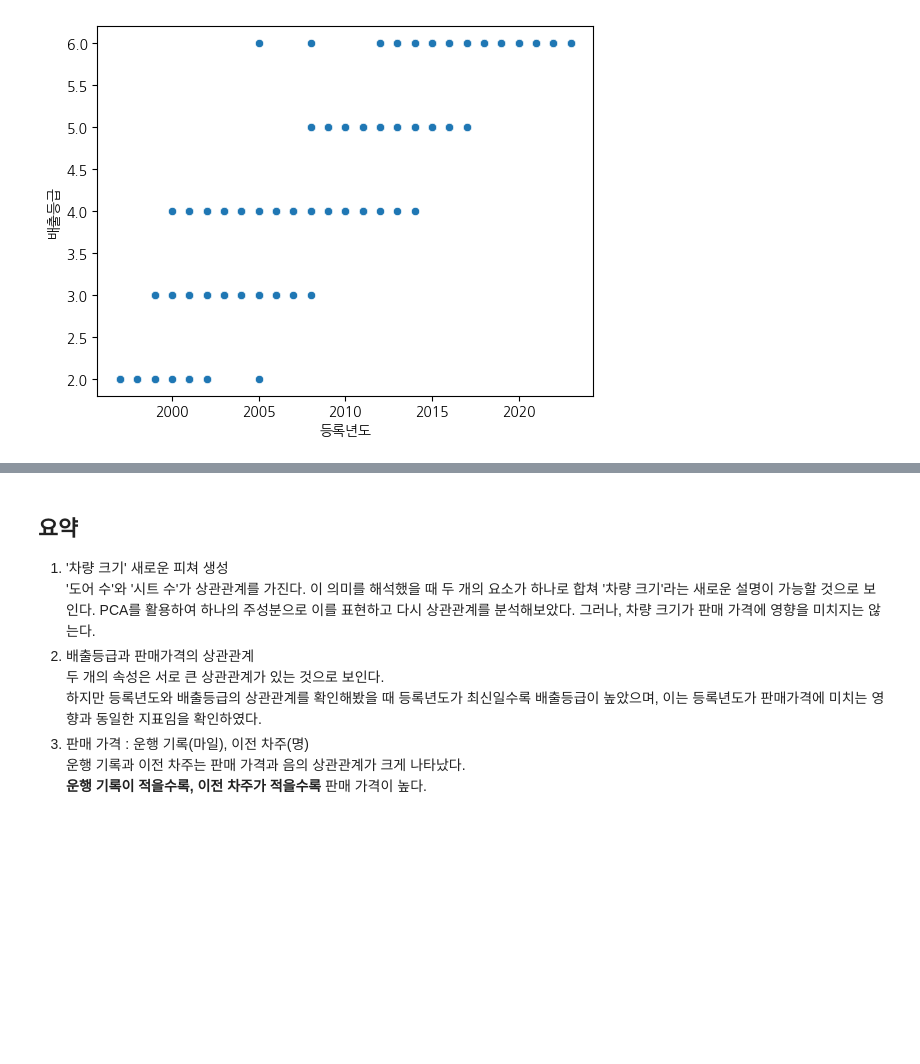
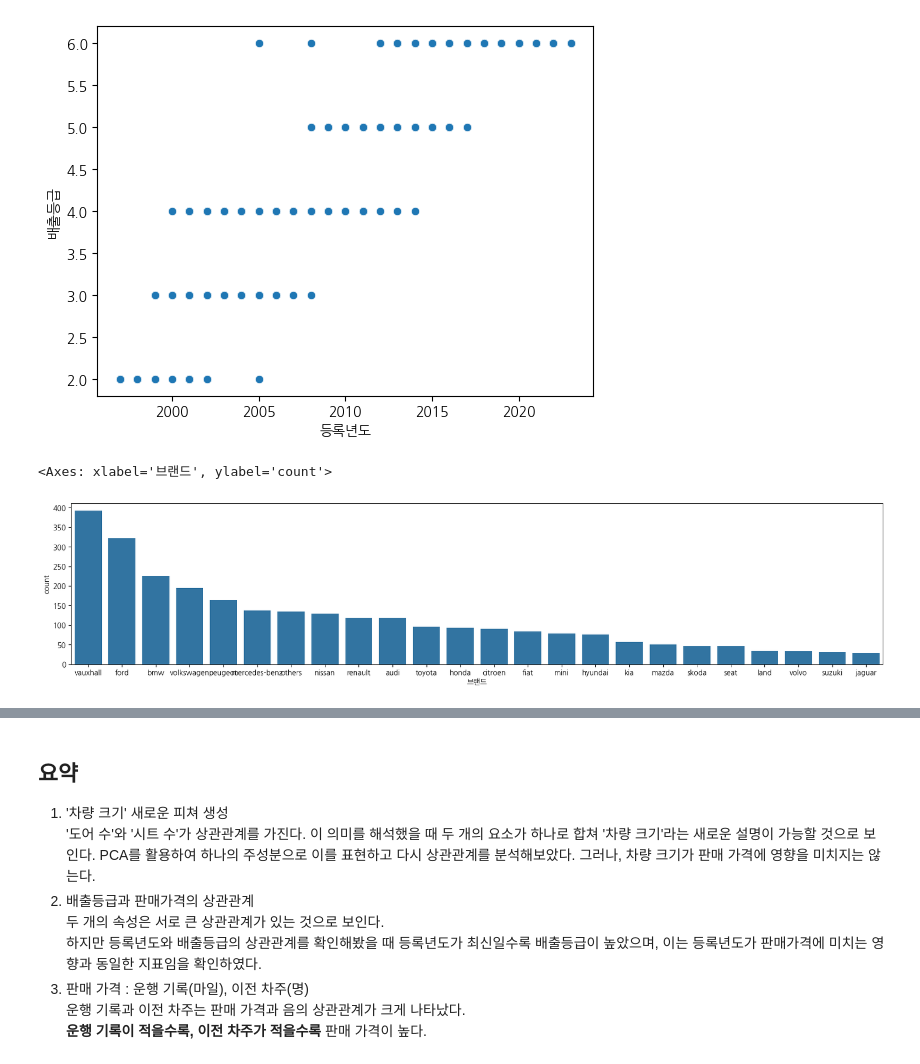
Before and after one commit to S-HNJN/first-repository, a Jupyter notebook: Used_Cars(수정완).ipynb, the cells around one changed output, grey strips where cells are left out. Drawn from its saved outputs; the diff is of its cells as text; code cells hidden in the pictures; blank space fills up the shorter version.

```diff
--- a/Used_Cars(수정완).ipynb
+++ b/Used_Cars(수정완).ipynb
@@ -766,3 +761,9 @@ sns.scatterplot(cars_df,x='등록년도',y='배출등급')
 # %% [output]
 <Axes: xlabel='등록년도', ylabel='배출등급'>
 [figure]
+# %%
+plt.figure(figsize=(20,4))
+sns.countplot(cars_df,x='브랜드',order=cars_df['브랜드'].value_counts().sort_values(ascending=False).index)
+# %% [output]
+<Axes: xlabel='브랜드', ylabel='count'>
+[figure, added]
```
Also changed, not shown: parts of 7 cells of this notebook.
